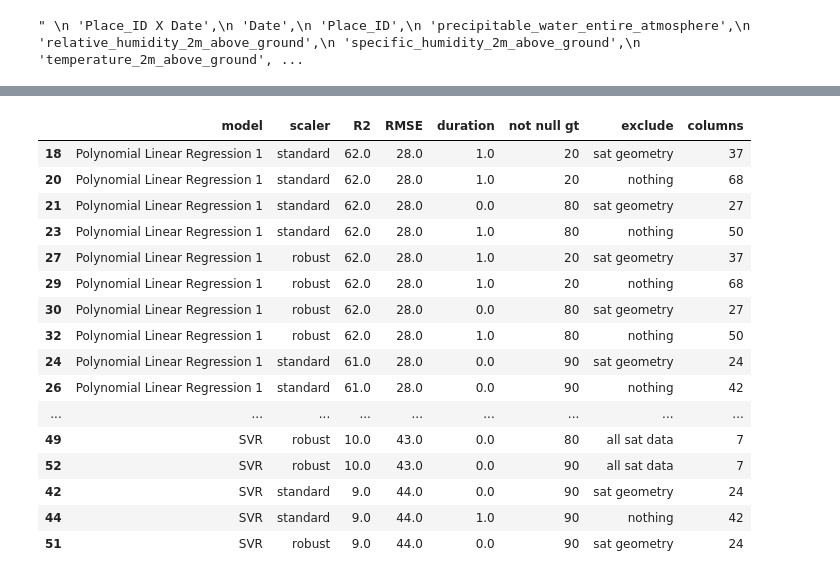
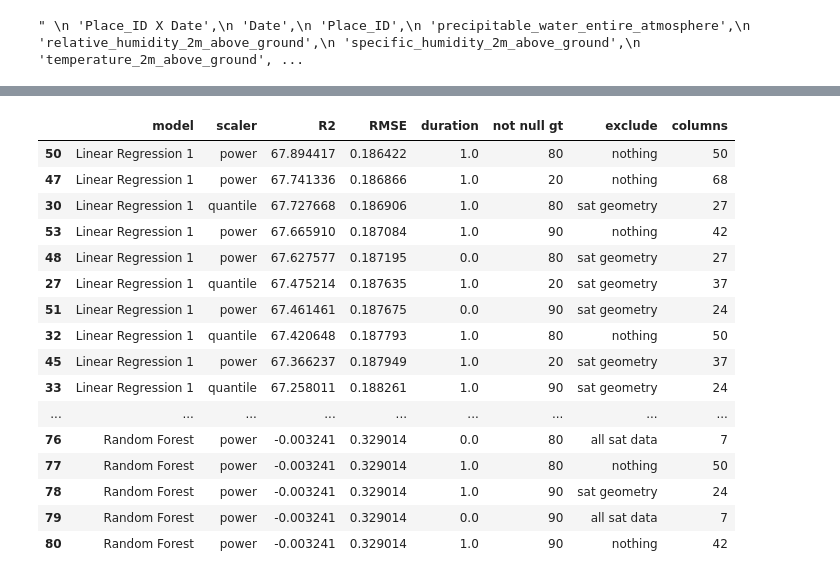
Before and after one commit to neuefische/ds-ml-project-pollution1, a Jupyter notebook: Final_Model.ipynb, the cells around one changed output, grey strips where cells are left out. Drawn from its saved outputs; the diff is of its cells as text; code cells hidden in the pictures.

```diff
--- a/Final_Model.ipynb
+++ b/Final_Model.ipynb
@@ -134,9 +150,10 @@ from sklearn.svm import SVR
 from sklearn.ensemble import GradientBoostingRegressor, RandomForestRegressor
 from sklearn.impute import KNNImputer
 from sklearn.pipeline import Pipeline, make_pipeline
-from sklearn.preprocessing import StandardScaler, RobustScaler, PowerTransformer, OneHotEncoder, PolynomialFeatures, FunctionTransformer
+from sklearn.preprocessing import StandardScaler, RobustScaler, PowerTransformer, OneHotEncoder, PolynomialFeatures, FunctionTransformer, QuantileTransformer
 from sklearn.compose import ColumnTransformer
 import xgboost as xgb
+import lightgbm as lgb
 from sklearn.metrics import r2_score, root_mean_squared_error
 import time
 
@@ -145,6 +162,7 @@ def run_models(model_class, scaler, features_categorical,features_numeric,X_trai
     start_time = time.time()
     encode_location = Pipeline([
         ("encode", OneHotEncoder(drop="first"))])
+
     scale_impute = Pipeline([
         ("imputer_null",KNNImputer(n_neighbors=10, weights="distance")), # deals with null
         ("imputer_0",KNNImputer(n_neighbors=10, weights="distance", missing_values=0)), # deals with 0
@@ -153,9 +171,11 @@ def run_models(model_class, scaler, features_categorical,features_numeric,X_trai
     preprocess = ColumnTransformer([
         ("scale_impute", scale_impute, features_numeric),
         ("encode_location", encode_location, features_categorical)],remainder="drop")
+
     regression = Pipeline([
         ('preprocess', preprocess),
         ('model', model_class)])
+
     regression.fit(X_train, y_train)
 
     pred = regression.predict(X_test)
@@ -177,36 +197,48 @@ def run_models(model_class, scaler, features_categorical,features_numeric,X_trai
     coefficients=", ".join(coefficients["columns"].head(3).to_list())
     '''
 
-    r2 = round(r2_score(y_test, pred)*100,0)
-    rmse =round(root_mean_squared_error(y_test, pred),0)
+    r2 = r2_score(y_test, pred)*100
+    rmse =root_mean_squared_error(y_test, pred)
     end_time = time.time()
     duration = round(end_time-start_time,0)
     return r2, rmse, duration#, coefficients
 # %%
-fraction=0.1
+import warnings
+warnings.filterwarnings('ignore')  # Suppress all warnings
+#from sklearn.metrics.pairwise import rbf_kernel
+
+fraction=0.11
 column_threshold_not_null = [20,80,90]
 column_exclusion ={"sat geometry":["angle", "altitude"],"all sat data":["L3_"],"nothing":[]}
-scaler = {"standard":make_pipeline(StandardScaler()), "robust":make_pipeline(RobustScaler())}
+scaler = {"quantile":make_pipeline(QuantileTransformer()), "robust":make_pipeline(RobustScaler()), "power":make_pipeline(PowerTransformer())}
+target_outlier_sigma = 3
 
 target = "target"
 drop=["Place_ID X Date","target_min","target_max","target_variance","target_count"]
-
 
 file = "data/Train.csv"
 seed=2
 features_categorical = ["Place_ID"]
 
 df = get_data(file=file,fraction=fraction, drop=drop, seed=seed)
+df[target]=np.log10(df[target])
+
 X_train, X_test, y_train, y_test = split(dataframe=df, target=target,stratify=df[features_categorical], seed=seed)
+df_train = pd.concat((X_train,y_train), axis=1)
+target_min,target_max=identify_outliers_sigma(df_train, target, target_outlier_sigma)
+df_train = df_train[(df_train[target]>=target_min)&(df_train[target]<=target_max)]
 
+X_train = df_train.drop(target,axis=1)
+y_train = df_train[target]
 
 objective = 'reg:squarederror'
 models ={"XGBoost": make_pipeline(xgb.XGBRegressor())
         ,"Linear Regression 1": make_pipeline(LinearRegression())
         #,"Polynomial Linear Regression 2": make_pipeline(PolynomialFeatures(degree=2), LinearRegression())
-        #,'Random Forest': make_pipeline(RandomForestRegressor(n_estimators=100, random_state=42))
-        ,'SVR': make_pipeline(SVR())
-        ,"Gradient Boost Regressor" : GradientBoostingRegressor()
+        ,'Random Forest': make_pipeline(RandomForestRegressor(n_estimators=100,min_impurity_decrease=0.1, random_state=42))
+        #,'SVR': make_pipeline(SVR())
+        #,"Gradient Boost Regressor" : GradientBoostingRegressor()
+        ,"LGBoost": make_pipeline(lgb.LGBMRegressor())
         }
 
 results =  {"model":[],"scaler":[], "R2":[], "RMSE":[],"duration":[],"not null gt":[],"exclude":[],"columns":[]}#, "coefficients":[]}
@@ -247,23 +283,24 @@ results=pd.DataFrame(results)
 # %%
 pd.options.display.max_colwidth = 500
 pd.set_option('display.max_rows', None)
-
+#results.to_csv("results/results_with_y_outlier.csv")
+results.to_csv("results/results_wo_y_outlier_log.csv")
 results.sort_values(by=["R2","RMSE"], ascending=False)
 # %% [output]
 |  | model | scaler | R2 | RMSE | duration | not null gt | exclude | columns |
-| 18 | Polynomial Linear Regression 1 | standard | 62.0 | 28.0 | 1.0 | 20 | sat geometry | 37 |
-| 20 | Polynomial Linear Regression 1 | standard | 62.0 | 28.0 | 1.0 | 20 | nothing | 68 |
-| 21 | Polynomial Linear Regression 1 | standard | 62.0 | 28.0 | 0.0 | 80 | sat geometry | 27 |
-| 23 | Polynomial Linear Regression 1 | standard | 62.0 | 28.0 | 1.0 | 80 | nothing | 50 |
-| 27 | Polynomial Linear Regression 1 | robust | 62.0 | 28.0 | 1.0 | 20 | sat geometry | 37 |
-| 29 | Polynomial Linear Regression 1 | robust | 62.0 | 28.0 | 1.0 | 20 | nothing | 68 |
-| 30 | Polynomial Linear Regression 1 | robust | 62.0 | 28.0 | 0.0 | 80 | sat geometry | 27 |
-| 32 | Polynomial Linear Regression 1 | robust | 62.0 | 28.0 | 1.0 | 80 | nothing | 50 |
-| 24 | Polynomial Linear Regression 1 | standard | 61.0 | 28.0 | 0.0 | 90 | sat geometry | 24 |
-| 26 | Polynomial Linear Regression 1 | standard | 61.0 | 28.0 | 0.0 | 90 | nothing | 42 |
+| 50 | Linear Regression 1 | power | 67.894417 | 0.186422 | 1.0 | 80 | nothing | 50 |
+| 47 | Linear Regression 1 | power | 67.741336 | 0.186866 | 1.0 | 20 | nothing | 68 |
+| 30 | Linear Regression 1 | quantile | 67.727668 | 0.186906 | 1.0 | 80 | sat geometry | 27 |
+| 53 | Linear Regression 1 | power | 67.665910 | 0.187084 | 1.0 | 90 | nothing | 42 |
+| 48 | Linear Regression 1 | power | 67.627577 | 0.187195 | 0.0 | 80 | sat geometry | 27 |
+| 27 | Linear Regression 1 | quantile | 67.475214 | 0.187635 | 1.0 | 20 | sat geometry | 37 |
+| 51 | Linear Regression 1 | power | 67.461461 | 0.187675 | 0.0 | 90 | sat geometry | 24 |
+| 32 | Linear Regression 1 | quantile | 67.420648 | 0.187793 | 1.0 | 80 | nothing | 50 |
+| 45 | Linear Regression 1 | power | 67.366237 | 0.187949 | 1.0 | 20 | sat geometry | 37 |
+| 33 | Linear Regression 1 | quantile | 67.258011 | 0.188261 | 1.0 | 90 | sat geometry | 24 |
 | ... | ... | ... | ... | ... | ... | ... | ... | ... |
-| 49 | SVR | robust | 10.0 | 43.0 | 0.0 | 80 | all sat data | 7 |
-| 52 | SVR | robust | 10.0 | 43.0 | 0.0 | 90 | all sat data | 7 |
-| 42 | SVR | standard | 9.0 | 44.0 | 0.0 | 90 | sat geometry | 24 |
-| 44 | SVR | standard | 9.0 | 44.0 | 1.0 | 90 | nothing | 42 |
-| 51 | SVR | robust | 9.0 | 44.0 | 0.0 | 90 | sat geometry | 24 |
+| 76 | Random Forest | power | -0.003241 | 0.329014 | 0.0 | 80 | all sat data | 7 |
+| 77 | Random Forest | power | -0.003241 | 0.329014 | 1.0 | 80 | nothing | 50 |
+| 78 | Random Forest | power | -0.003241 | 0.329014 | 1.0 | 90 | sat geometry | 24 |
+| 79 | Random Forest | power | -0.003241 | 0.329014 | 0.0 | 90 | all sat data | 7 |
+| 80 | Random Forest | power | -0.003241 | 0.329014 | 1.0 | 90 | nothing | 42 |
```
Also changed, not shown: parts of 2 cells of this notebook, 7 other files.
